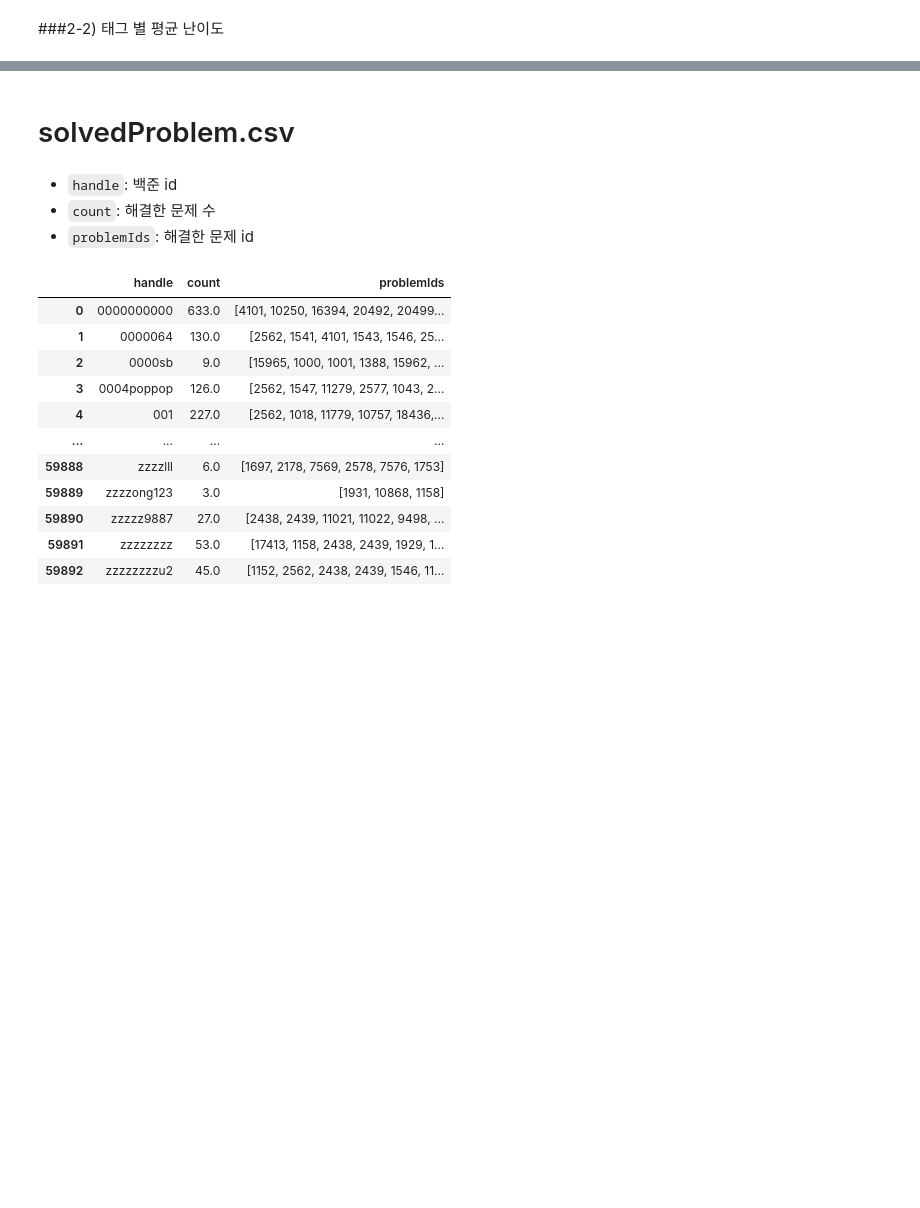
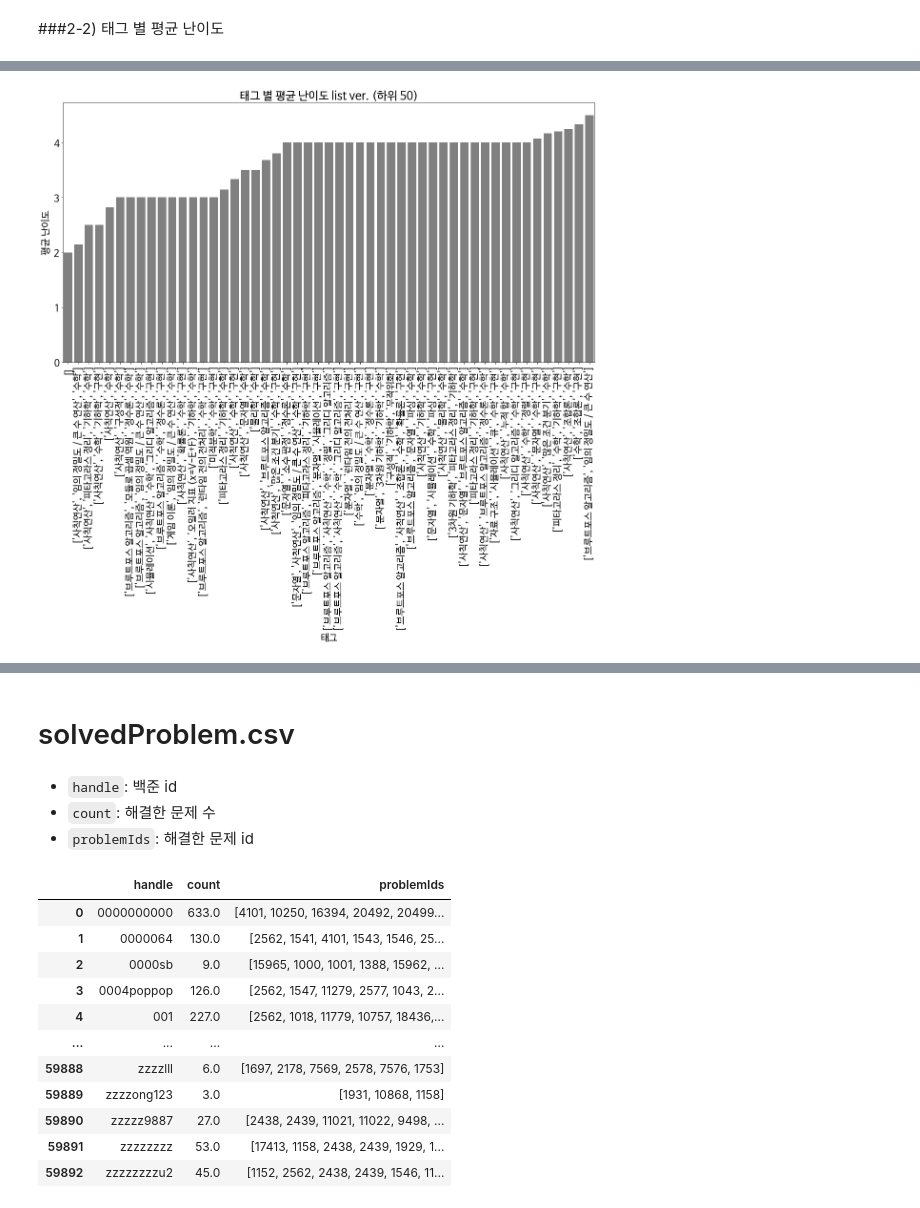
Before and after one commit to Capstone-Algo-Recommendation/ML-recommendation, a Jupyter notebook: data/EDA.ipynb, the cells around one changed output, grey strips where cells are left out. Saved outputs shown, nothing was run; the diff lists cells and outputs as text; code cells hidden in the pictures; blank space fills up the shorter version.

```diff
--- a/data/EDA.ipynb
+++ b/data/EDA.ipynb
@@ -268,0 +363,8 @@ KeyboardInterrupt: ignored
+# %%
+tag_level_avg_list = tag_level_avg.copy(deep=True)
+tag_level_avg_list['tags'] = tag_level_avg_list['tags'].astype('str')
+level_avg_tags_list = tag_level_avg_list.groupby('tags').mean()
+level_avg_tags_list = level_avg_tags_list.sort_values(by='level')
+
+level_avg_tags_list_dropped = level_avg_tags_list.drop(level_avg_tags_list[level_avg_tags_list['level']==0].index)
+level_avg_tags_list_dropped
@@ -268,0 +386,9 @@ KeyboardInterrupt: ignored
+# %%
+level_avg_tags_list_plot = sns.barplot(x = level_avg_tags_list_dropped.index[:51], y = 'level', data = level_avg_tags_list_dropped[:51], color = 'grey')
+level_avg_tags_list_plot.set_title('태그 별 평균 난이도 list ver. (하위 50)')
+level_avg_tags_list_plot.set_xlabel('태그')
+level_avg_tags_list_plot.set_ylabel('평균 난이도')
+plt.xticks(rotation = 90)
+plt.show()
+# %% [output]
+[figure, added]
```
Also changed, not shown: parts of 42 cells of this notebook.
